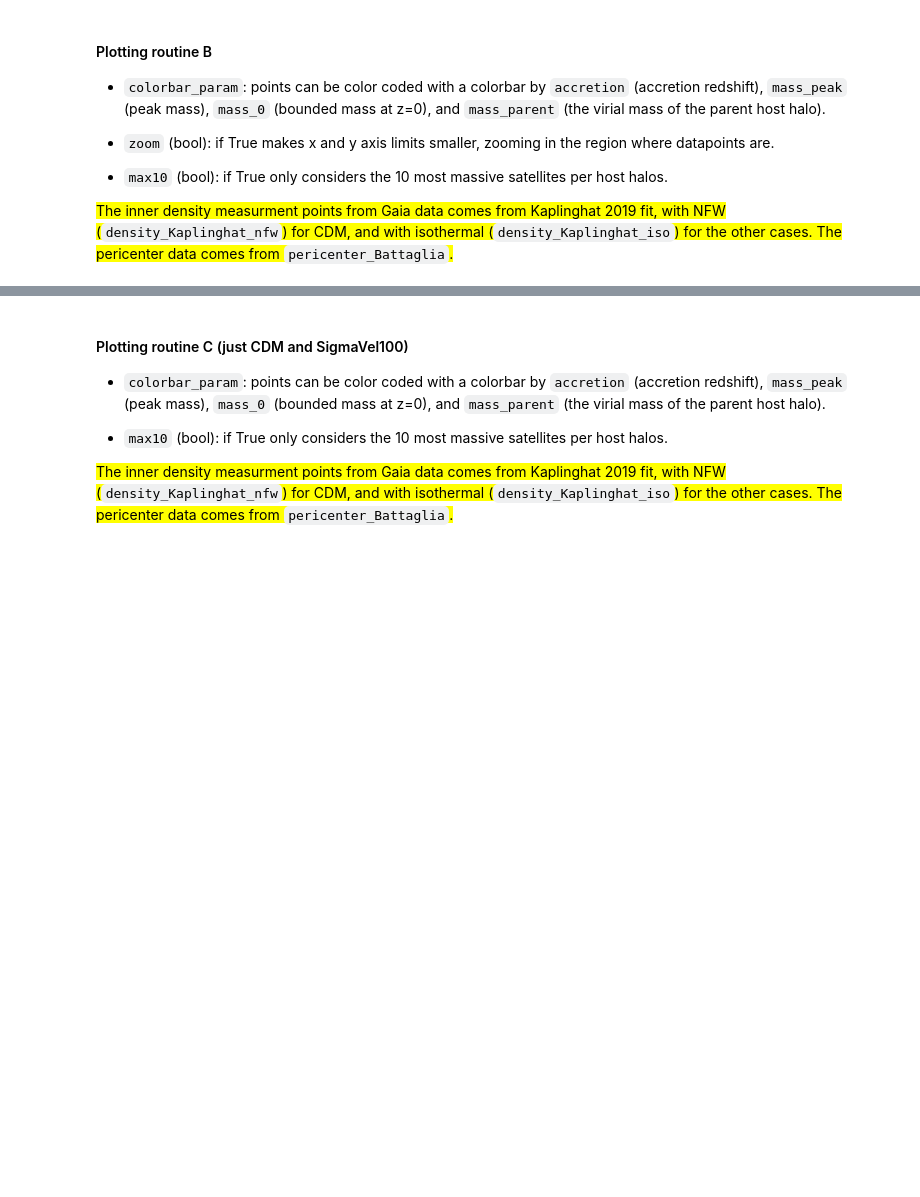
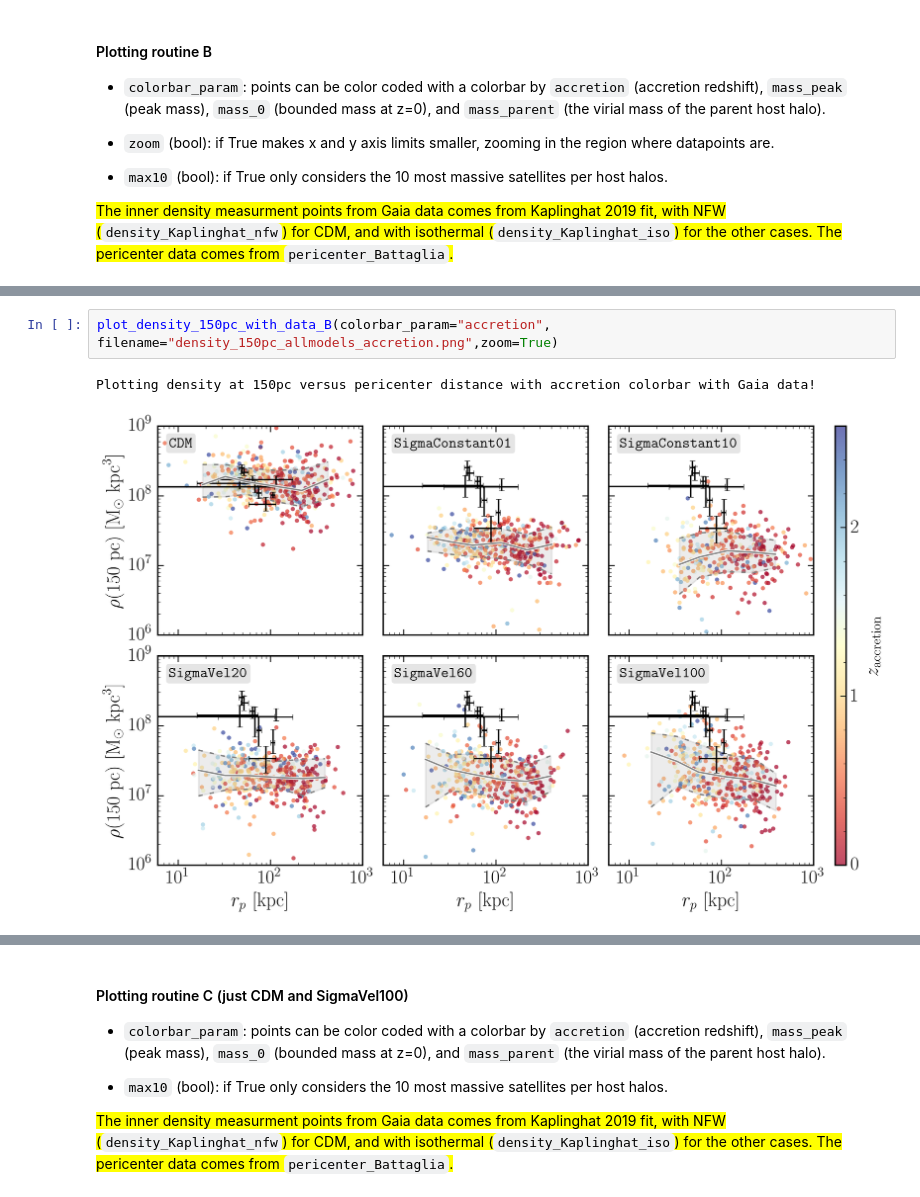
Before and after one commit to NoemiAM/TangoSIDM_satellites, a Jupyter notebook: examples/5 - satellite_properties_with_Gaia.ipynb, the cells around one changed output, grey strips where cells are left out. Drawn from its saved outputs; the diff is of its cells as text; blank space fills up the shorter version.

```diff
--- a/examples/5 - satellite_properties_with_Gaia.ipynb
+++ b/examples/5 - satellite_properties_with_Gaia.ipynb
@@ -339,3 +377,8 @@ def plot_density_150pc_with_data_B(colorbar_param:str, zoom:bool=False, max10:bo
     plt.show()
+# %%
+plot_density_150pc_with_data_B(colorbar_param="accretion", filename="density_150pc_allmodels_accretion.png",zoom=True)
+# %% [output]
+Plotting density at 150pc versus pericenter distance with accretion colorbar with Gaia data!
+[figure, added]
 # %%
 plot_density_150pc_with_data_B(colorbar_param="mass_peak", zoom=True)
```
Also changed, not shown: parts of 13 cells of this notebook, 11 other files.
